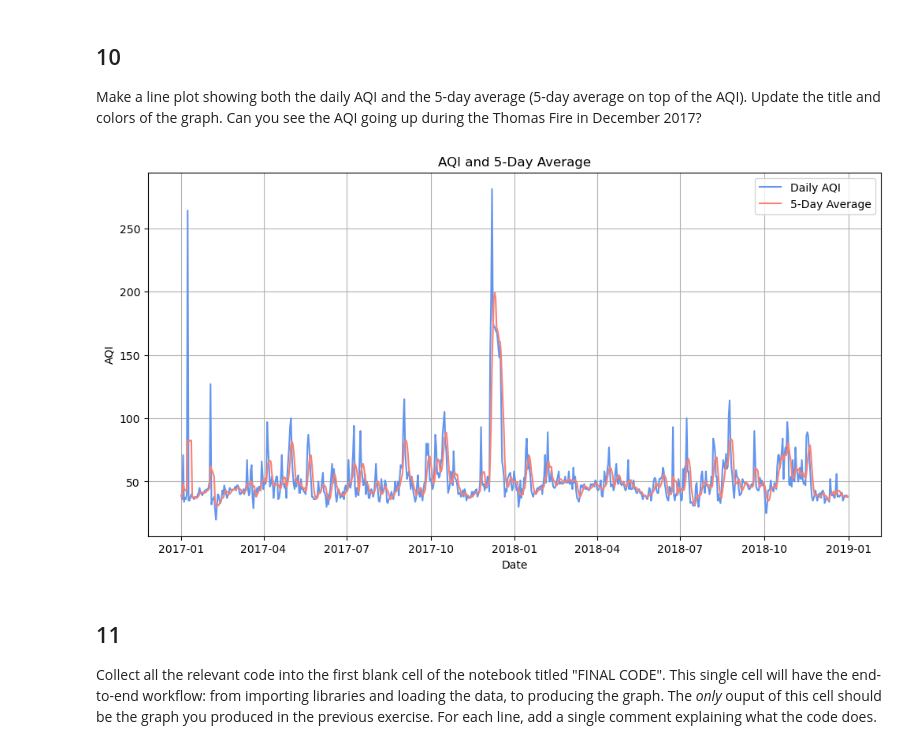
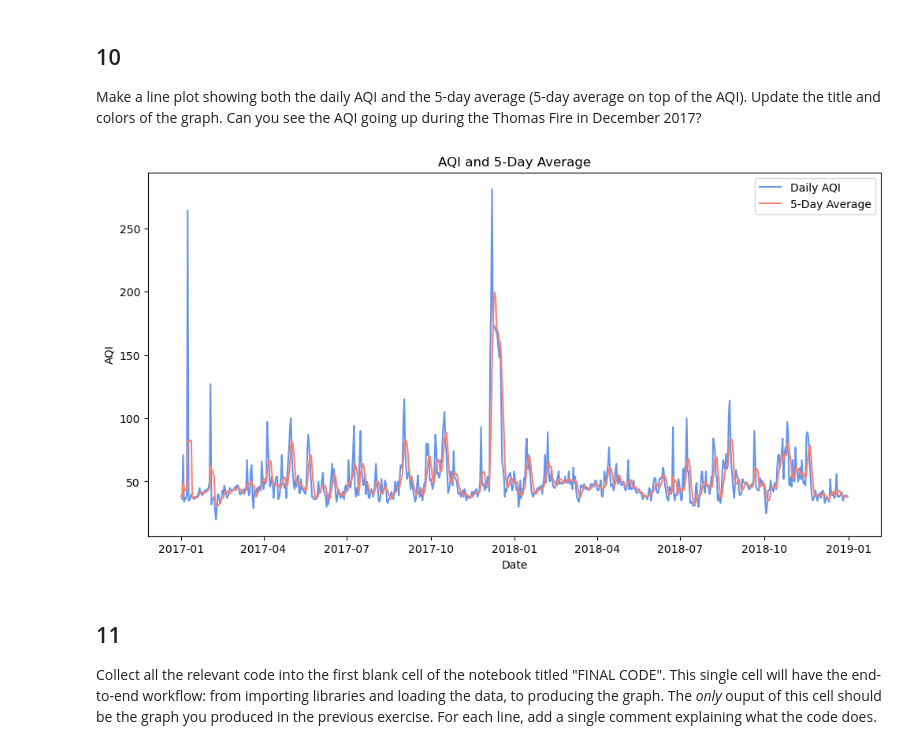
Before and after one commit to ccaswell25/eds220-hwk-2, a Jupyter notebook: hwk2-task2-aqi.ipynb, the cells around one changed output. Saved outputs shown, nothing was run; the diff lists cells and outputs as text; code cells hidden in the pictures.

```diff
--- a/hwk2-task2-aqi.ipynb
+++ b/hwk2-task2-aqi.ipynb
@@ -243,19 +266,18 @@ Make a line plot showing both the daily AQI and the 5-day average (5-day average
 # %%
 #Import matplot
 import matplotlib.pyplot as plt
 
 #Line plot of the AQI 5-day average:
 plt.figure(figsize=(12, 6))
 plt.plot(aqi_sb.index, aqi_sb['aqi'], label='Daily AQI', color='cornflowerblue')
 plt.plot(aqi_sb.index, aqi_sb['five_day_average'], label='5-Day Average', color='salmon')
 plt.title('AQI and 5-Day Average')
 plt.xlabel('Date')
 plt.ylabel('AQI')
 plt.legend()
-plt.grid(True)
 plt.show()
 # %% [output]
-[figure, old version]
+[figure, new version]
 # %% [markdown]
 ## 11
 
```
Also changed, not shown: parts of 2 cells of this notebook.
